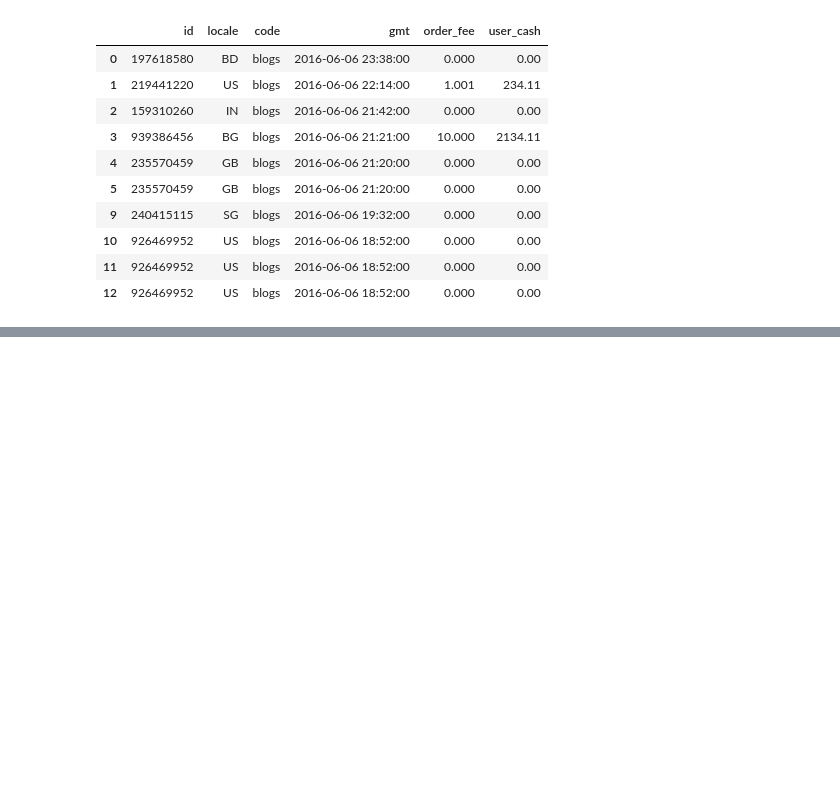
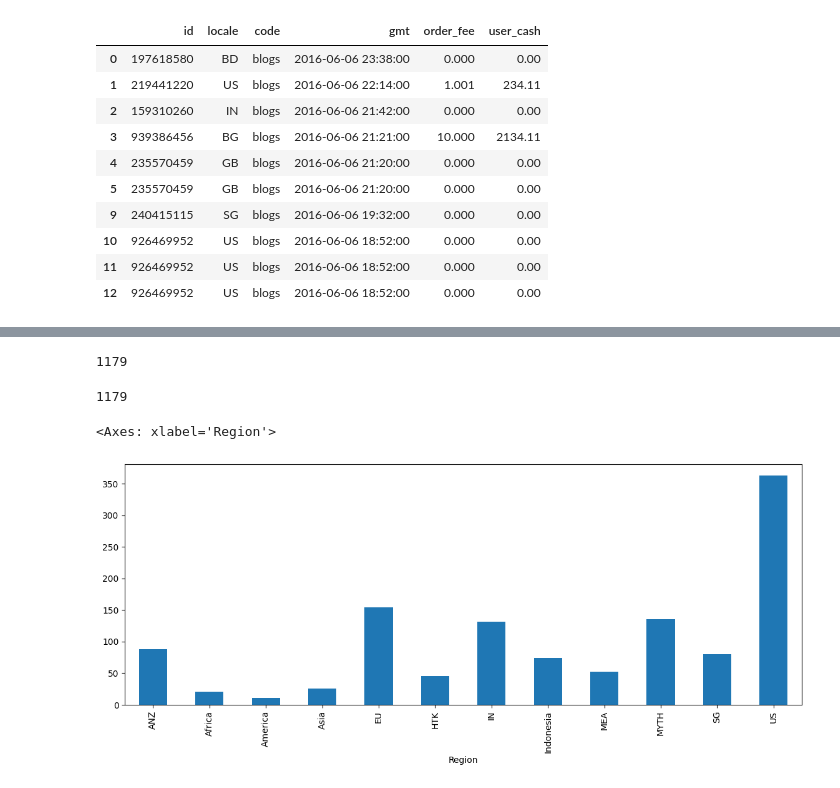
Before and after one commit to fahmisyuhada/Big-Data-Digitalent, a Jupyter notebook: 1_Section_：_Python_Structured_Data_Processing_Quick_Start.ipynb, the cells around one changed output, grey strips where cells are left out. Saved outputs shown, nothing was run; the diff lists cells and outputs as text; code cells hidden in the pictures; blank space fills up the shorter version.

```diff
--- a/1_Section_：_Python_Structured_Data_Processing_Quick_Start.ipynb
+++ b/1_Section_：_Python_Structured_Data_Processing_Quick_Start.ipynb
@@ -390,0 +474,2 @@ mydata[:10]
+# %%
+meta = pd.read_csv("meta_country_region.csv", sep=",", encoding='utf-8')
@@ -390,0 +501,17 @@ mydata[:10]
+# %%
+joindf = pd.merge(mydata, meta,how="left",left_on="locale", right_on="Country_Short")
+# %%
+len(joindf)
+# %% [output]
+1179
+# %%
+len(mydata)
+# %% [output]
+1179
+# %%
+countdf = joindf.groupby("Region").count()
+# %%
+countdf.id.plot(kind="bar", figsize=(14,5))
+# %% [output]
+<Axes: xlabel='Region'>
+[figure, added]
```
Also changed, not shown: parts of 11 cells of this notebook.
